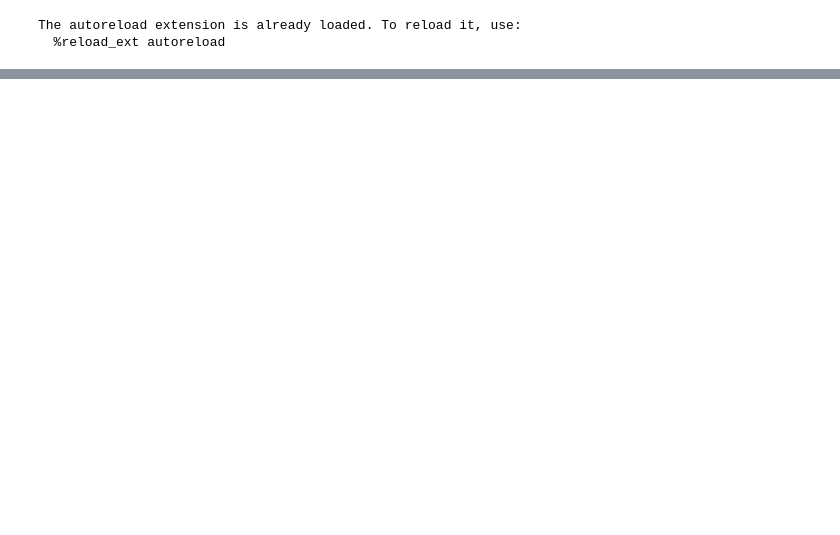
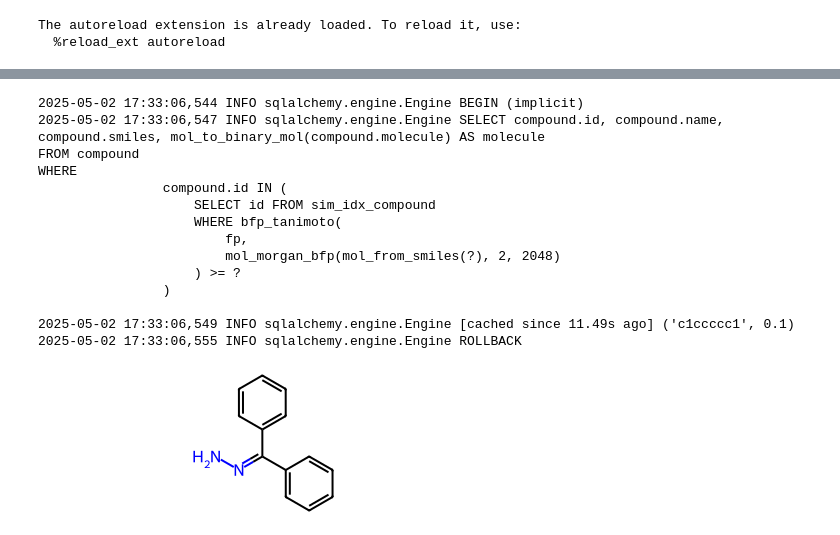
Before and after one commit to iuhgnor/chemicalite-orm, a Jupyter notebook: examples/demo.ipynb, the cells around one changed output, grey strips where cells are left out. Saved outputs shown, nothing was run; the diff lists cells and outputs as text; code cells hidden in the pictures; blank space fills up the shorter version.

```diff
--- a/examples/demo.ipynb
+++ b/examples/demo.ipynb
@@ -165,0 +146,23 @@ Draw.MolsToGridImage(
+# %%
+with SessionLocal() as session:
+    stmt = select(Compound).where(Compound.similarity_search("c1ccccc1", threshold=0.1))
+    result = session.execute(stmt).scalars().first()
+    mol = result.molecule
+
+mol
+# %% [output]
+2025-05-02 17:33:06,544 INFO sqlalchemy.engine.Engine BEGIN (implicit)
+2025-05-02 17:33:06,547 INFO sqlalchemy.engine.Engine SELECT compound.id, compound.name, compound.smiles, mol_to_binary_mol(compound.molecule) AS molecule
+FROM compound
+WHERE
+                compound.id IN (
+                    SELECT id FROM sim_idx_compound
+                    WHERE bfp_tanimoto(
+                        fp,
+                        mol_morgan_bfp(mol_from_smiles(?), 2, 2048)
+                    ) >= ?
+                )
+
+2025-05-02 17:33:06,549 INFO sqlalchemy.engine.Engine [cached since 11.49s ago] ('c1ccccc1', 0.1)
+2025-05-02 17:33:06,555 INFO sqlalchemy.engine.Engine ROLLBACK
+[figure, added]
```
Also changed, not shown: parts of 8 cells of this notebook, 4 other files.
